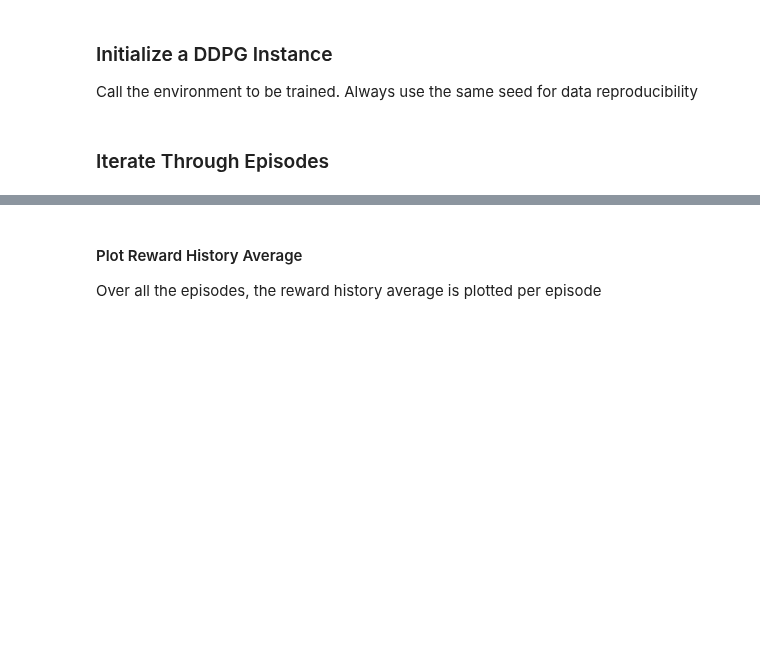
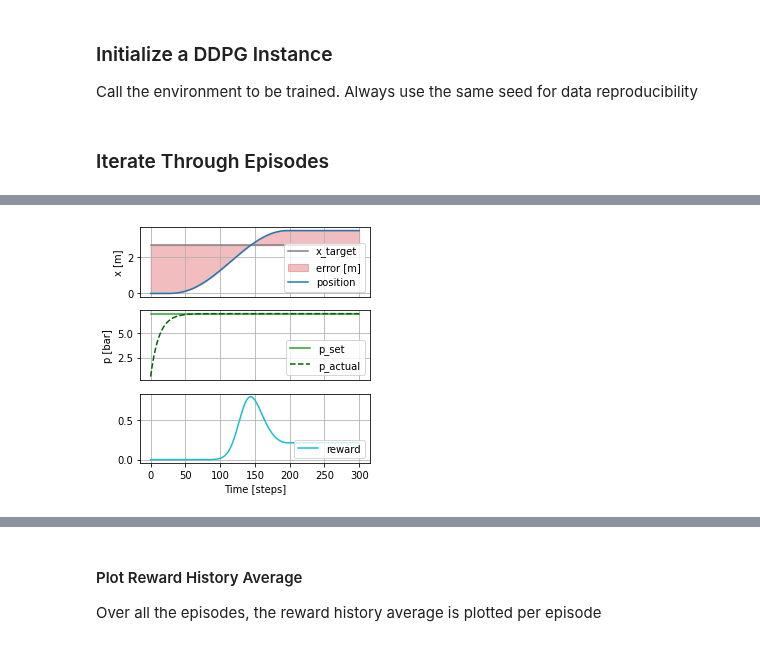
Before and after one commit to Sven-J-Steinert/Rocket-Hopper-DDPG, a Jupyter notebook: ddpg.ipynb, the cells around one changed output, grey strips where cells are left out. Drawn from its saved outputs; the diff is of its cells as text; code cells hidden in the pictures; blank space fills up the shorter version.

```diff
--- a/ddpg.ipynb
+++ b/ddpg.ipynb
@@ -589,3 +595,7 @@ final test score: 50.13
+# %%
+plot_doc(logs[random.randint(0, len(logs)-1)],'img/hyperparameters.pdf')
+# %% [output]
+[figure, added]
 # %%
 plot(log)
 # %% [output]
```
Also changed, not shown: parts of 4 cells of this notebook, 12 other files.
